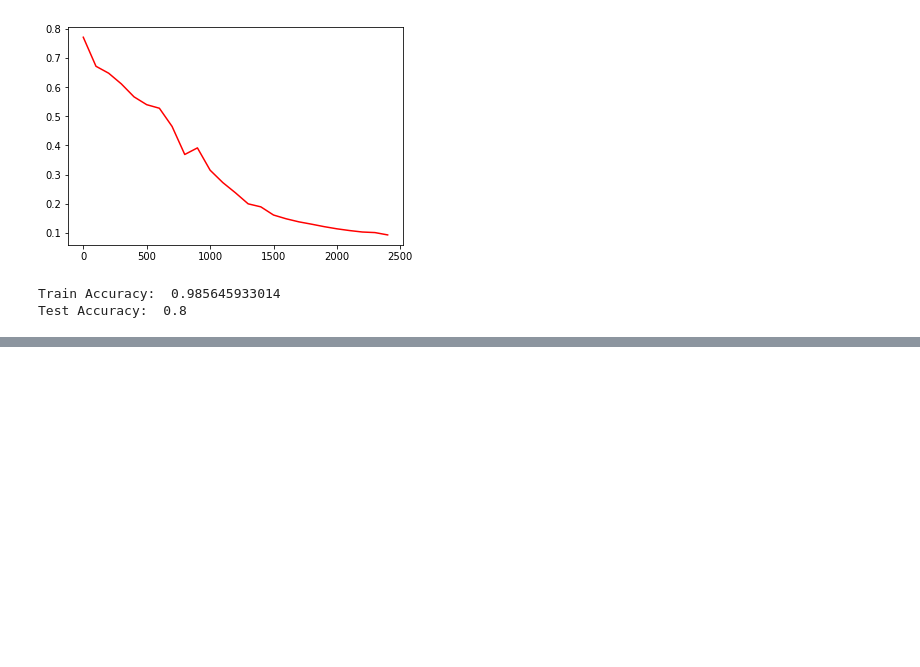
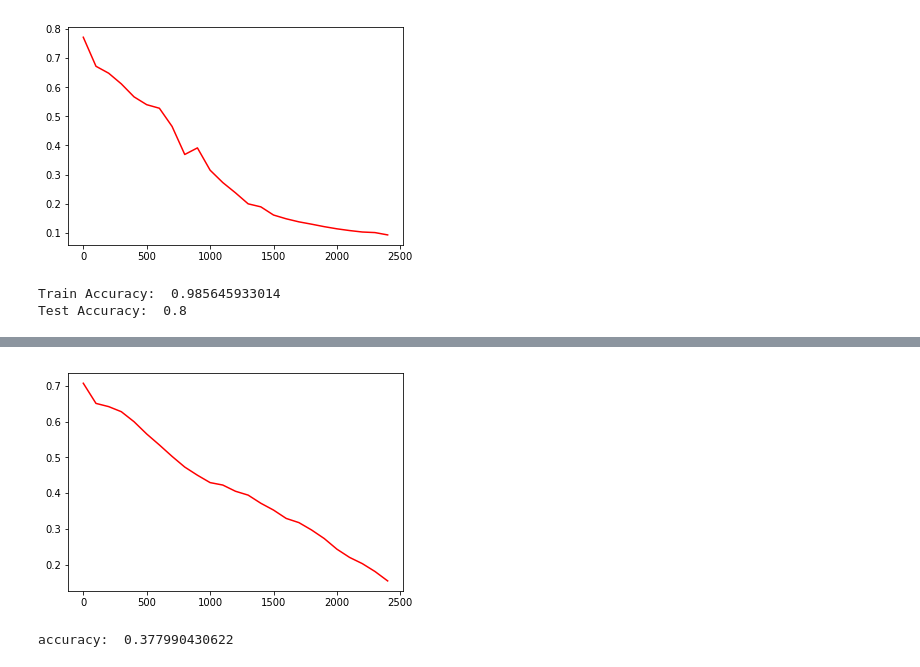
Before and after one commit to Alnlll/ML, a Jupyter notebook: NN/NeuralNetwork.ipynb, the cells around one changed output, grey strips where cells are left out. Cells and saved outputs as stored; diff of their text form; code cells hidden in the pictures; blank space fills up the shorter version.

```diff
--- a/NN/NeuralNetwork.ipynb
+++ b/NN/NeuralNetwork.ipynb
@@ -492,0 +477,11 @@ Test Accuracy:  0.8
+# %%
+def initialize_params(layer_dims, seed=1):
+    L = len(layer_dims) - 1
+    params = {}
+
+    for l in range(1, L+1):
+        params['W'+str(l)] = tf.Variable(tf.random_normal((layer_dims[l], layer_dims[l-1]), mean=0, stddev=1.0, seed=seed), name='W'+str(l))
+        params['W'+str(l)] = params['W'+str(l)] / tf.sqrt(tf.cast(layer_dims[l-1], tf.float32))
+        params['b'+str(l)] = tf.Variable(tf.zeros((layer_dims[l] ,1)), name='b'+str(l))
+
+    return params
@@ -492,0 +502,52 @@ Test Accuracy:  0.8
+# %%
+def predict(y, threshold=0.5):
+
+    y[y >= threshold] = 1
+    y[y < threshold] = 0
+
+    return y
+# %%
+X = tf.placeholder("float", [train_x.shape[0], None])
+y = tf.placeholder("float", [train_y.shape[0], None])
+
+layer_dims = [12288, 7, 1]
+
+params = initialize_params(layer_dims)
+caches = forward_propagation(X, params)
+y_ = caches['A'+str(len(layer_dims)-1)]
+
+loss = tf.reduce_mean(-y*tf.log(y_) - (1-y)*tf.log(1-y_))
+
+train = tf.train.GradientDescentOptimizer(2.0).minimize(loss)
+
+init  = tf.global_variables_initializer()
+
+losses = []
+
+with tf.Session() as sess:
+
+    sess.run(init)
+
+    for i in range(2500):
+
+        if i % 100 == 0:
+            loss_val = sess.run(loss, feed_dict={X: train_x, y: train_y})
+            print("iter: ", i, "  ", loss_val)
+            losses.append(loss_val)
+
+        sess.run(train, feed_dict={X: train_x, y: train_y})
+
+    p = predict(sess.run(caches['A2'], feed_dict={X:train_x}))
+    accuracy = np.mean(p == train_y)
+    print("Train accuracy: ", accuracy)
+
+    p = predict(sess.run(caches['A2'], feed_dict={X:test_x}))
+    accuracy = np.mean(p == test_y)
+    print("Test accuracy: ", accuracy)
+
+index = np.array([np.arange(0, 2500, 100)])
+losses = np.array(([losses]))
+ploter = Ploter()
+ploter.plot(index.T, losses.T, 'r-')
+ploter.show()
+# %% [output]
@@ -492,0 +571,11 @@ Test Accuracy:  0.8
+[figure, added]
+# %%
+with tf.Session() as sess:
+    sess.run(init)
+    p = predict(sess.run(caches['A2'], feed_dict={X:train_x}))
+
+accuracy = np.mean(p == train_y)
+
+print("accuracy: ", accuracy)
+# %% [output]
+accuracy:  0.377990430622
```
Also changed, not shown: parts of 5 cells of this notebook, 1 other file.
